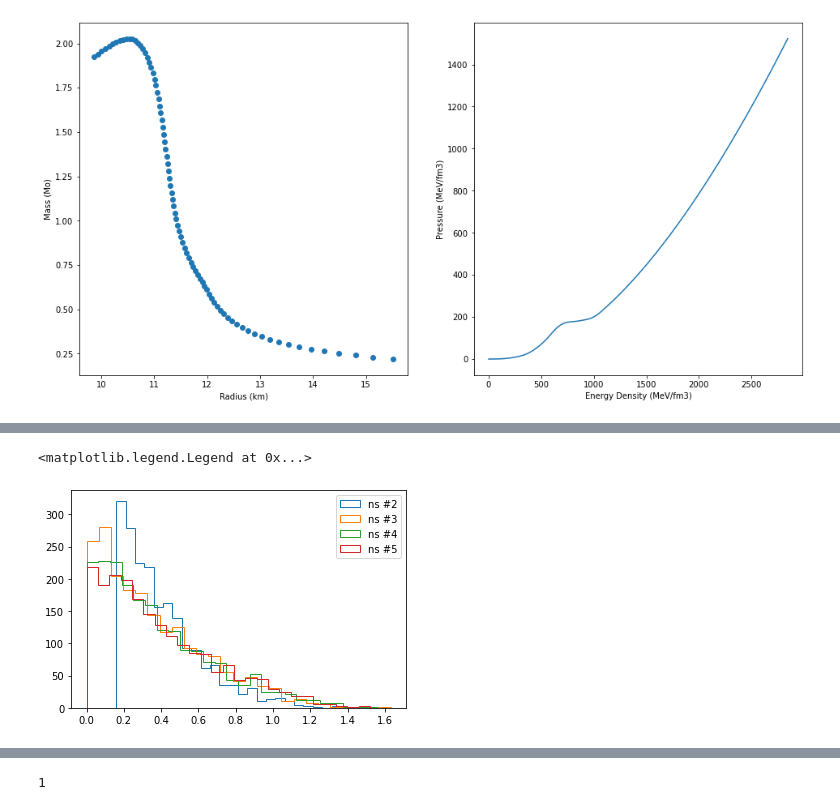
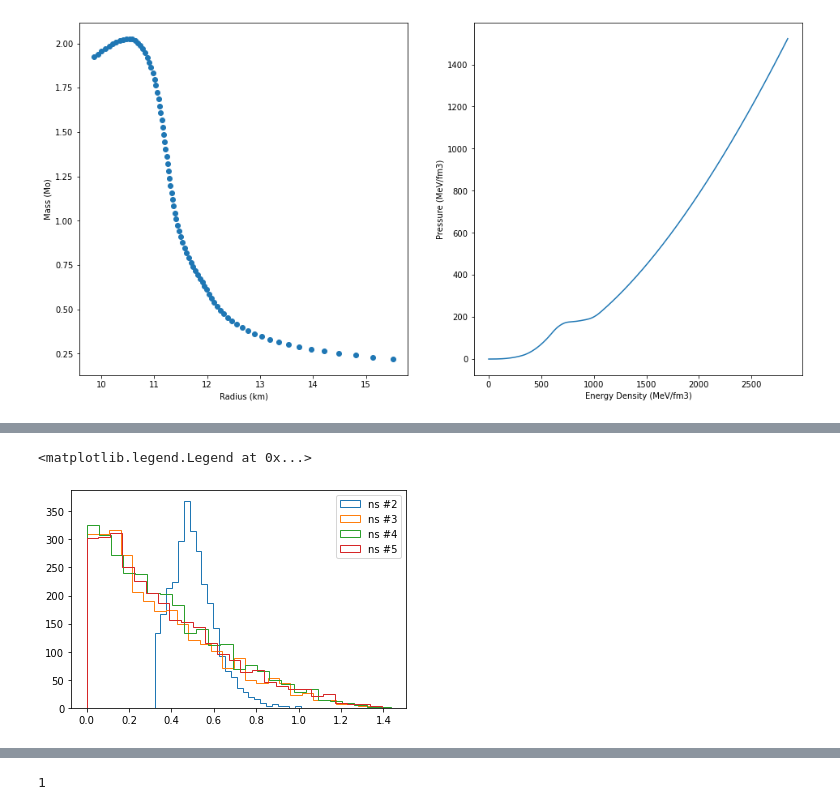
Before and after one commit to bking-astro/eos_construction, a Jupyter notebook: notebooks/Visualize_MRL.ipynb, the cells around one changed output, grey strips where cells are left out. Drawn from its saved outputs; the diff is of its cells as text; code cells hidden in the pictures.

Commit message:
added some plotting scripts and a place to save images

```diff
--- a/notebooks/Visualize_MRL.ipynb
+++ b/notebooks/Visualize_MRL.ipynb
@@ -8,7 +8,7 @@ import pandas as pd
 # %%
 ext_type = 'poly'
 nsamp = 5
-newsavename = None
+newsavename = '_fixgamma100'
 
 if newsavename == None:
     EOSdir_name = ext_type+str(nsamp)+'EOS'
@@ -178,11 +180,9 @@ plotmanyMRL(datapath,'poly',5, index_list_2)
 # %%
-def EOS_cs_stats(ext_type, nsamp, which_cs, index_list, newsavename=None, plot=True):
+def EOS_cs_stats(datapath, ext_type, nsamp, which_cs, index_list, newsavename=None, plot=True):
     if newsavename == None:
         EOSdir_name = ext_type+str(nsamp)+'EOS'
     else:
         EOSdir_name = ext_type+str(nsamp)+'EOS'+newsavename
-
-    datapath = os.getcwd() + "/data/"
 
     if which_cs > nsamp:
         print("variable which_n must be leq nsamp")
@@ -219,12 +219,11 @@ def EOS_cs_stats(ext_type, nsamp, which_cs, index_list, newsavename=None, plot=T
 
     return cs_2
 
-def EOS_ns_stats(ext_type, nsamp, which_ns, index_list, newsavename=None, plot=True):
+def EOS_ns_stats(datapath, ext_type, nsamp, which_n, index_list, newsavename=None, plot=True):
     if newsavename == None:
         EOSdir_name = ext_type+str(nsamp)+'EOS'
     else:
         EOSdir_name = ext_type+str(nsamp)+'EOS'+newsavename
-    datapath = os.getcwd() + "/data/"
 
     if which_n > nsamp:
         print("variable which_n must be leq nsamp")
@@ -264,7 +263,7 @@ nsamp = 5
 index_list = range(0,num_eos-1)
 
 for i in range(nsamp-1):
-    cs_stats = EOS_cs_stats("lin", nsamp, i+2, index_list, newsavename='_n0_fixed', plot=False)
+    cs_stats = EOS_cs_stats(datapath, "poly", nsamp, i+2, index_list, newsavename=None, plot=False)
     plt.hist(cs_stats, bins=25, histtype='step', label='cs #'+str(i+2))
 
 plt.legend()
@@ -274,23 +272,23 @@ plt.legend()
 # %%
 nsamp = 5
 index_list = range(0,num_eos-1)
 
 for i in range(nsamp-1):
-    ns_stats = EOS_ns_stats("cs", nsamp, i+2, index_list, newsavename='_n0', plot=False)
+    ns_stats = EOS_ns_stats(datapath, "poly", nsamp, i+2, index_list, newsavename=None, plot=False)
 #     plt.hist(ns_stats, bins=25, histtype='step', label='ns #'+str(i+2))
 
     # initialize previous stats array
     if i==0:
         past_ns = np.zeros(ns_stats.shape)
 
     # calc difference
     dif_ns = ns_stats - past_ns
     # put new old values into array
     past_ns = ns_stats
 
     plt.hist(dif_ns, bins=25, histtype='step', label='ns #'+str(i+2))
 
 plt.legend()
 # %% [output]
 <matplotlib.legend.Legend at 0x...>
-[figure, old version]
+[figure, new version]
```
Also changed, not shown: parts of 8 cells of this notebook, 2 other files.
